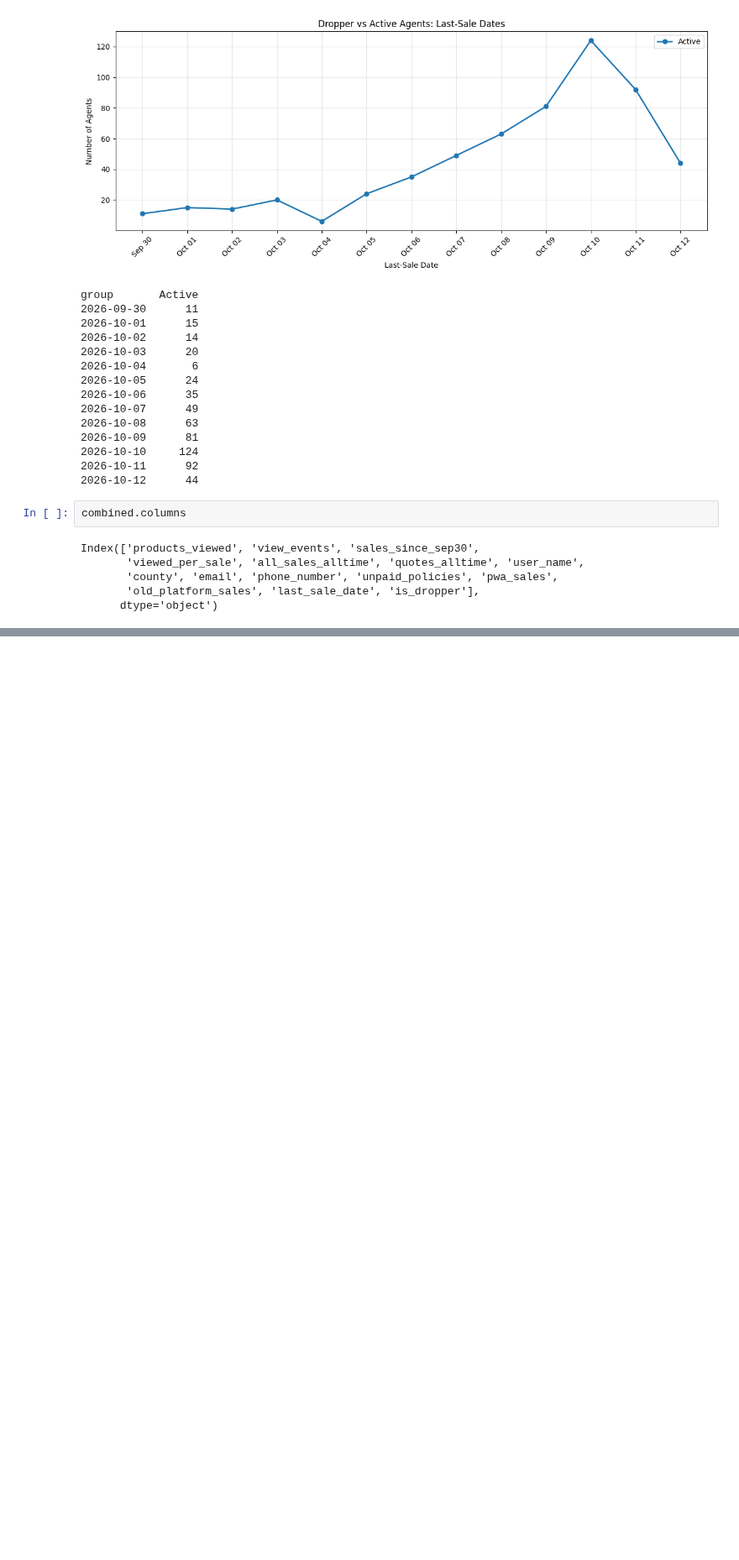
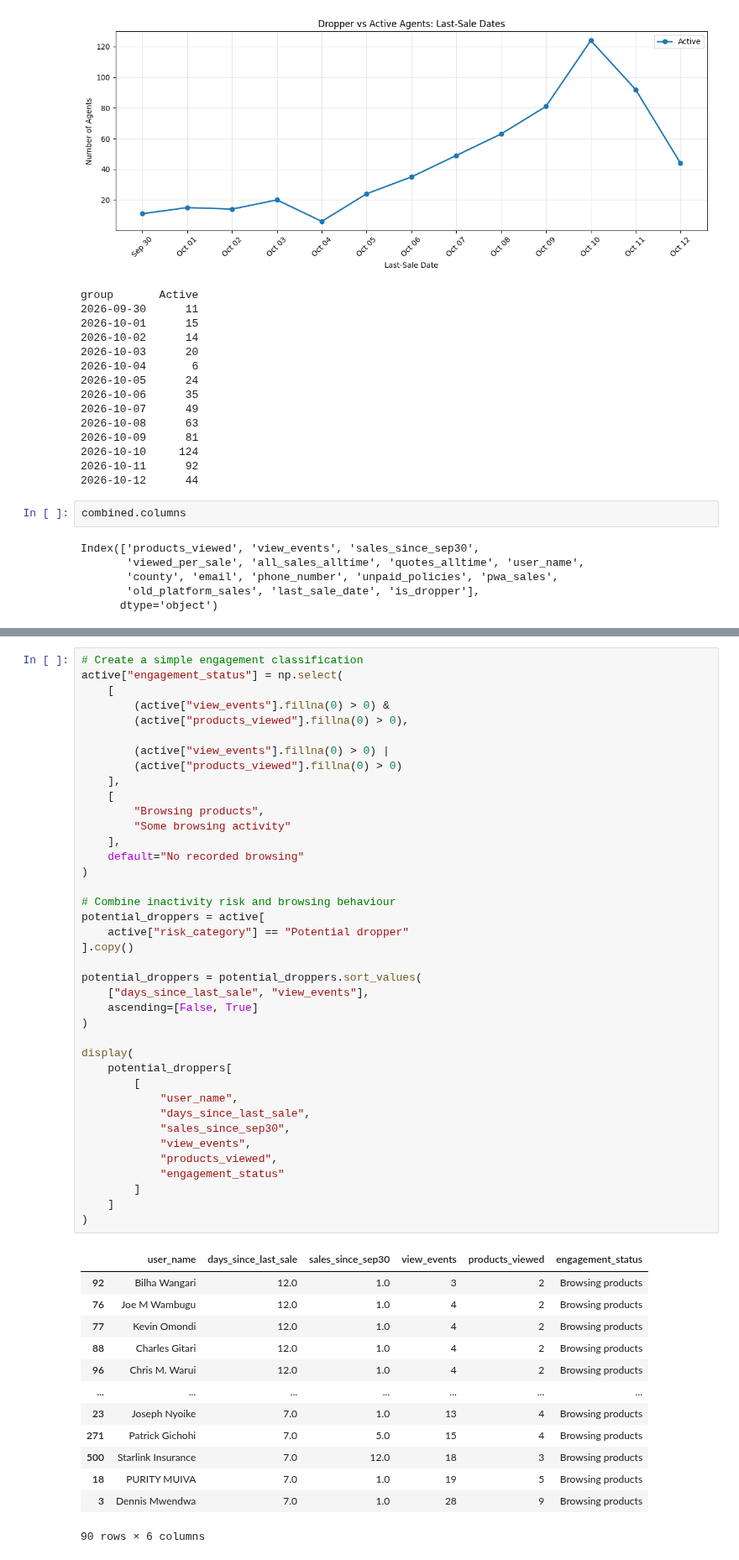
Before and after one commit to Victoria-ui227/PWA_user_behavior, a Jupyter notebook: code2.ipynb, the cells around one changed output, grey strips where cells are left out. Shown at 84% size. Cells and saved outputs as stored; diff of their text form; blank space fills up the shorter version.

```diff
--- a/code2.ipynb
+++ b/code2.ipynb
@@ -695,0 +827,53 @@ Index(['products_viewed', 'view_events', 'sales_since_sep30',
+# %%
+# Create a simple engagement classification
+active["engagement_status"] = np.select(
+    [
+        (active["view_events"].fillna(0) > 0) &
+        (active["products_viewed"].fillna(0) > 0),
+
+        (active["view_events"].fillna(0) > 0) |
+        (active["products_viewed"].fillna(0) > 0)
+    ],
+    [
+        "Browsing products",
+        "Some browsing activity"
+    ],
+    default="No recorded browsing"
+)
+
+# Combine inactivity risk and browsing behaviour
+potential_droppers = active[
+    active["risk_category"] == "Potential dropper"
+].copy()
+
+potential_droppers = potential_droppers.sort_values(
+    ["days_since_last_sale", "view_events"],
+    ascending=[False, True]
+)
+
+display(
+    potential_droppers[
+        [
+            "user_name",
+            "days_since_last_sale",
+            "sales_since_sep30",
+            "view_events",
+            "products_viewed",
+            "engagement_status"
+        ]
+    ]
+)
+# %% [output]
+|  | user_name | days_since_last_sale | sales_since_sep30 | view_events | products_viewed | engagement_status |
+| 92 | Bilha Wangari | 12.0 | 1.0 | 3 | 2 | Browsing products |
+| 76 | Joe M Wambugu | 12.0 | 1.0 | 4 | 2 | Browsing products |
+| 77 | Kevin Omondi | 12.0 | 1.0 | 4 | 2 | Browsing products |
+| 88 | Charles Gitari | 12.0 | 1.0 | 4 | 2 | Browsing products |
+| 96 | Chris M. Warui | 12.0 | 1.0 | 4 | 2 | Browsing products |
+| ... | ... | ... | ... | ... | ... | ... |
+| 23 | Joseph Nyoike | 7.0 | 1.0 | 13 | 4 | Browsing products |
+| 271 | Patrick Gichohi | 7.0 | 5.0 | 15 | 4 | Browsing products |
+| 500 | Starlink Insurance | 7.0 | 12.0 | 18 | 3 | Browsing products |
+| 18 | PURITY MUIVA | 7.0 | 1.0 | 19 | 5 | Browsing products |
+| 3 | Dennis Mwendwa | 7.0 | 1.0 | 28 | 9 | Browsing products |
+90 rows × 6 columns
```
Also changed, not shown: parts of 7 cells of this notebook, 1 other file.
